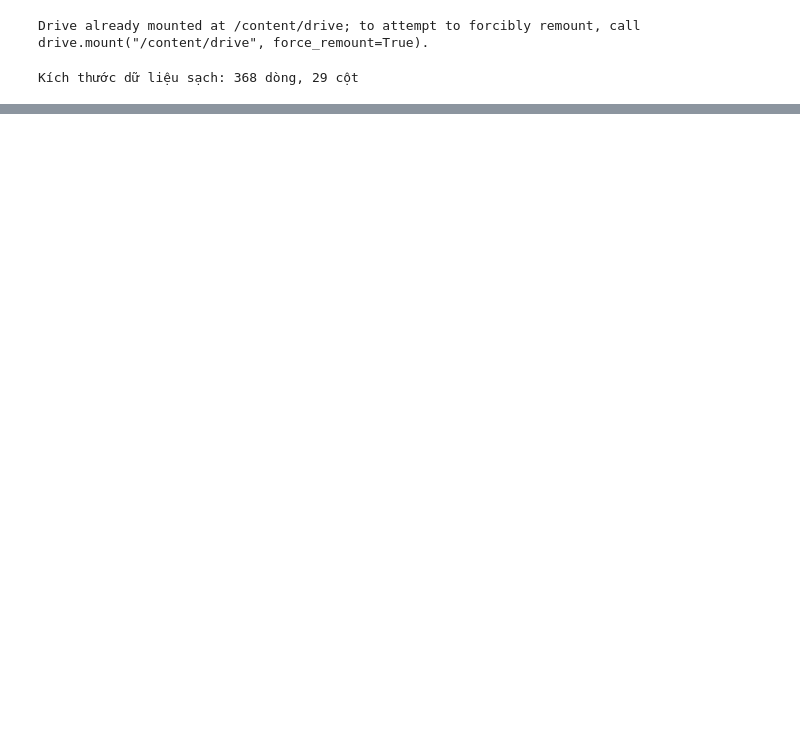
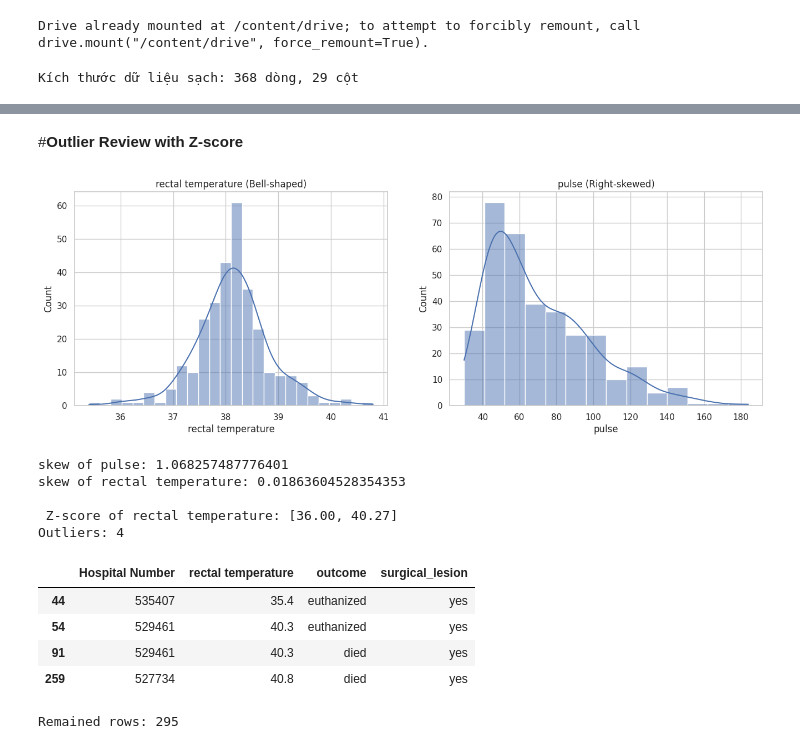
Before and after one commit to tuannguyen2209/Fundamentals-of-Data-Science-and-AI-UEH, a Jupyter notebook: chapter_2_python_code.ipynb, the cells around one changed output, grey strips where cells are left out. Saved outputs shown, nothing was run; the diff lists cells and outputs as text; code cells hidden in the pictures; blank space fills up the shorter version.

```diff
--- a/chapter_2_python_code.ipynb
+++ b/chapter_2_python_code.ipynb
@@ -104,0 +512,44 @@ Số dòng còn lại sau khi dùng dropna(): 7
+# %% [markdown]
+#**Outlier Review with Z-score**
+# %%
+plt.figure(figsize=(16, 5))
+
+plt.subplot(1, 2, 1)
+sns.histplot(df['rectal temperature'], kde=True)
+plt.title('rectal temperature (Bell-shaped)')
+
+plt.subplot(1, 2, 2)
+sns.histplot(df['pulse'], kde=True)
+plt.title('pulse (Right-skewed)')
+
+plt.show()
+
+print(f"skew of pulse: {df['pulse'].skew()}")
+print(f"skew of rectal temperature: {df['rectal temperature'].skew()}")
+
+mean_temp = df['rectal temperature'].mean()
+std_temp = df['rectal temperature'].std()
+
+upper_limit = mean_temp + 3 * std_temp
+lower_limit = mean_temp - 3 * std_temp
+
+print(f"\n Z-score of rectal temperature: [{lower_limit:.2f}, {upper_limit:.2f}]")
+
+outliers = df[(df['rectal temperature'] > upper_limit) | (df['rectal temperature'] < lower_limit)]
+print(f"Outliers: {len(outliers)}")
+display(outliers[['Hospital Number', 'rectal temperature', 'outcome', 'surgical_lesion']])
+df_no_outliers_z = df[(df['rectal temperature'] >= lower_limit) & (df['rectal temperature'] <= upper_limit)]
+print(f"Remained rows: {len(df_no_outliers_z)}")
+# %% [output]
+[figure, added]
+skew of pulse: 1.068257487776401
+skew of rectal temperature: 0.01863604528354353
+
+ Z-score of rectal temperature: [36.00, 40.27]
+Outliers: 4
+|  | Hospital Number | rectal temperature | outcome | surgical_lesion |
+| 44 | 535407 | 35.4 | euthanized | yes |
+| 54 | 529461 | 40.3 | euthanized | yes |
+| 91 | 529461 | 40.3 | died | yes |
+| 259 | 527734 | 40.8 | died | yes |
+Remained rows: 295
```
Also changed, not shown: parts of 31 cells of this notebook.
